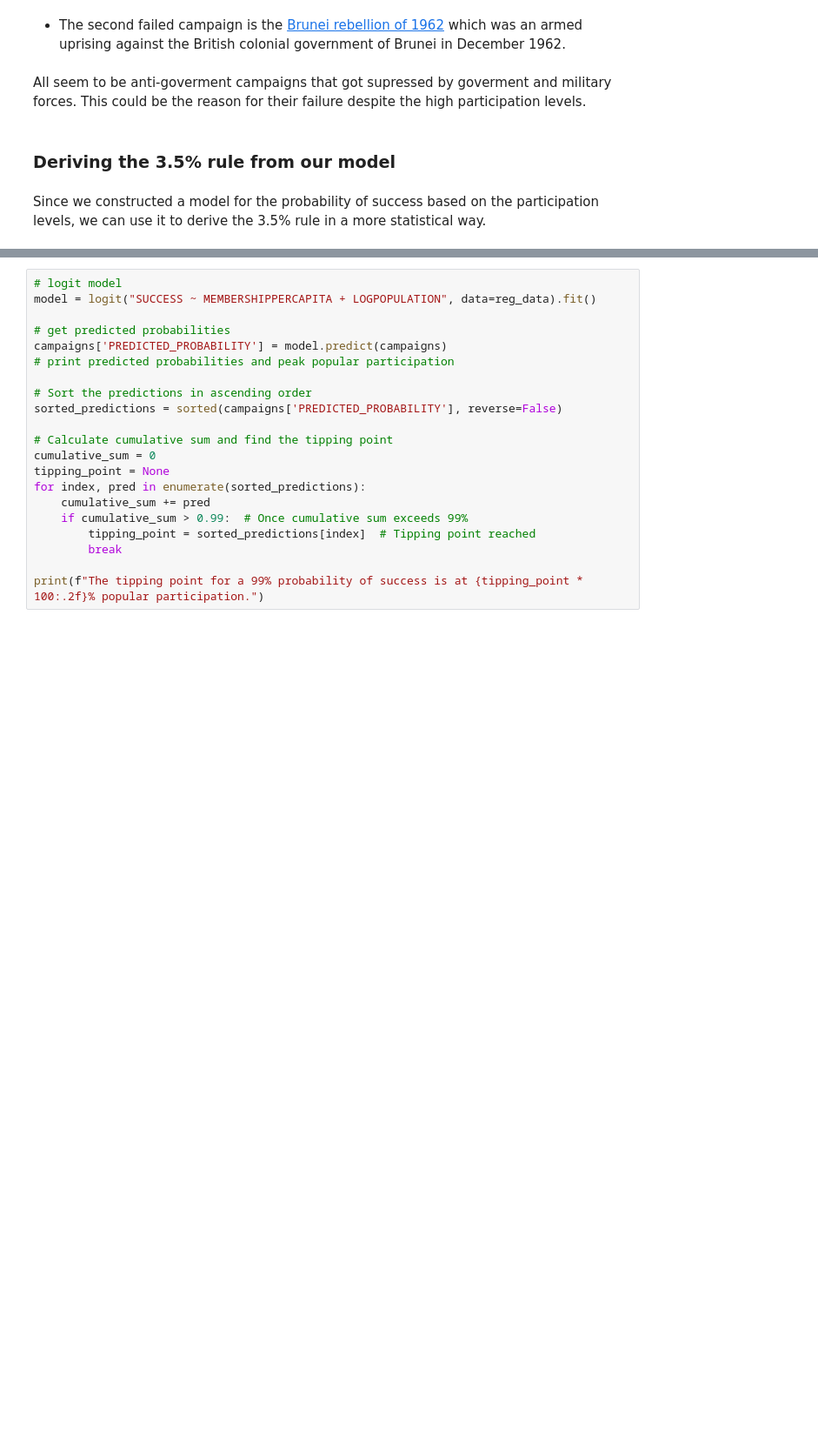
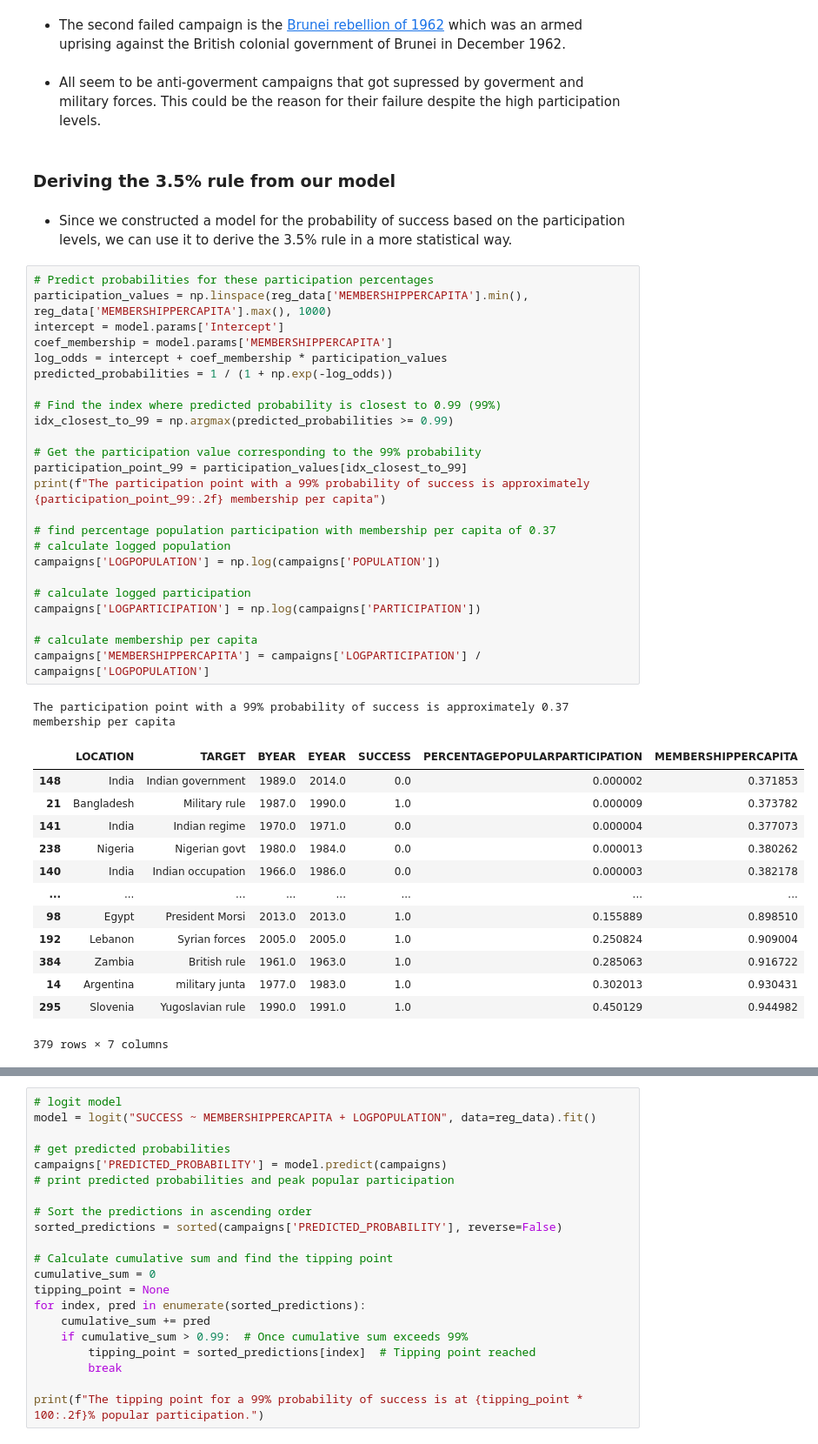
Before and after one commit to nickkatsios/civil-resistance-analysis, a Jupyter notebook: civil_resistance_analysis/analysis.ipynb, the cells around one changed output, grey strips where cells are left out. Shown at 87% size. Cells and saved outputs as stored; diff of their text form; blank space fills up the shorter version.

```diff
--- a/civil_resistance_analysis/analysis.ipynb
+++ b/civil_resistance_analysis/analysis.ipynb
@@ -418,11 +428,50 @@ failed_campaigns[['LOCATION', 'TARGET', 'BYEAR', 'EYEAR', 'SUCCESS', 'PERCENTAGE
 # %% [markdown]
 - The second failed campaign is the [Brunei rebellion of 1962](https://en.wikipedia.org/wiki/Brunei_revolt) which was an armed uprising against the British colonial government of Brunei in December 1962.
 # %% [markdown]
-All seem to be anti-goverment campaigns that got supressed by goverment and military forces. This could be the reason for their failure despite the high participation levels.
+- All seem to be anti-goverment campaigns that got supressed by goverment and military forces. This could be the reason for their failure despite the high participation levels.
 # %% [markdown]
 ### Deriving the 3.5% rule from our model
 # %% [markdown]
-Since we constructed a model for the probability of success based on the participation levels, we can use it to derive the 3.5% rule in a more statistical way.
+- Since we constructed a model for the probability of success based on the participation levels, we can use it to derive the 3.5% rule in a more statistical way.
+# %%
+# Predict probabilities for these participation percentages
+participation_values = np.linspace(reg_data['MEMBERSHIPPERCAPITA'].min(), reg_data['MEMBERSHIPPERCAPITA'].max(), 1000)
+intercept = model.params['Intercept']
+coef_membership = model.params['MEMBERSHIPPERCAPITA']
+log_odds = intercept + coef_membership * participation_values
+predicted_probabilities = 1 / (1 + np.exp(-log_odds))
+
+# Find the index where predicted probability is closest to 0.99 (99%)
+idx_closest_to_99 = np.argmax(predicted_probabilities >= 0.99)
+
+# Get the participation value corresponding to the 99% probability
+participation_point_99 = participation_values[idx_closest_to_99]
+print(f"The participation point with a 99% probability of success is approximately {participation_point_99:.2f} membership per capita")
+
+# find percentage population participation with membership per capita of 0.37
+# calculate logged population
+campaigns['LOGPOPULATION'] = np.log(campaigns['POPULATION'])
+
+# calculate logged participation
+campaigns['LOGPARTICIPATION'] = np.log(campaigns['PARTICIPATION'])
+
+# calculate membership per capita
+campaigns['MEMBERSHIPPERCAPITA'] = campaigns['LOGPARTICIPATION'] / campaigns['LOGPOPULATION']
+# %% [output]
+The participation point with a 99% probability of success is approximately 0.37 membership per capita
+|  | LOCATION | TARGET | BYEAR | EYEAR | SUCCESS | PERCENTAGEPOPULARPARTICIPATION | MEMBERSHIPPERCAPITA |
+| 148 | India | Indian government | 1989.0 | 2014.0 | 0.0 | 0.000002 | 0.371853 |
+| 21 | Bangladesh | Military rule | 1987.0 | 1990.0 | 1.0 | 0.000009 | 0.373782 |
+| 141 | India | Indian regime | 1970.0 | 1971.0 | 0.0 | 0.000004 | 0.377073 |
+| 238 | Nigeria | Nigerian govt | 1980.0 | 1984.0 | 0.0 | 0.000013 | 0.380262 |
+| 140 | India | Indian occupation | 1966.0 | 1986.0 | 0.0 | 0.000003 | 0.382178 |
+| ... | ... | ... | ... | ... | ... | ... | ... |
+| 98 | Egypt | President Morsi | 2013.0 | 2013.0 | 1.0 | 0.155889 | 0.898510 |
+| 192 | Lebanon | Syrian forces | 2005.0 | 2005.0 | 1.0 | 0.250824 | 0.909004 |
+| 384 | Zambia | British rule | 1961.0 | 1963.0 | 1.0 | 0.285063 | 0.916722 |
+| 14 | Argentina | military junta | 1977.0 | 1983.0 | 1.0 | 0.302013 | 0.930431 |
+| 295 | Slovenia | Yugoslavian rule | 1990.0 | 1991.0 | 1.0 | 0.450129 | 0.944982 |
+379 rows × 7 columns
 # %%
 predicted_success = model.predict(reg_data)
 
```
Also changed, not shown: parts of 55 cells of this notebook.
